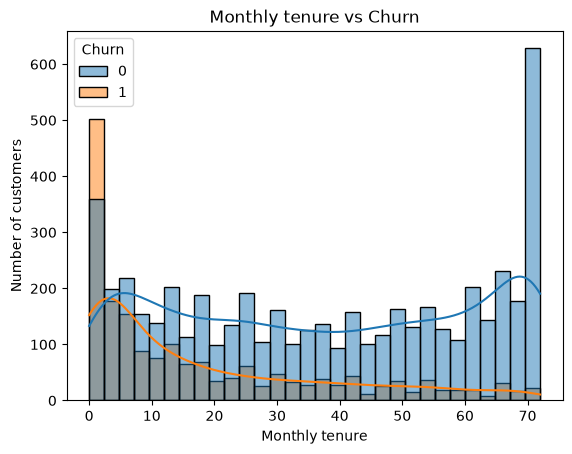
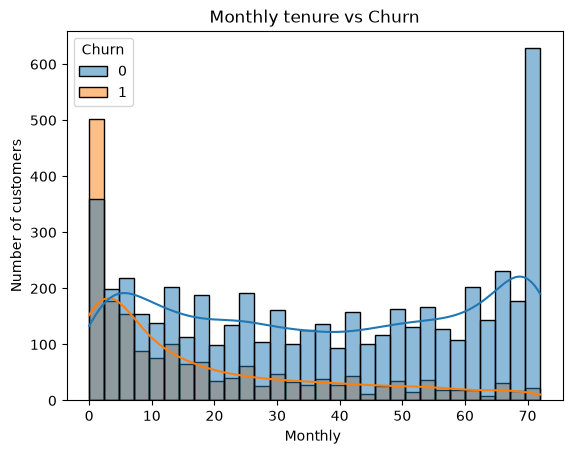
Unified diff of the notebook cell whose output changed from the first chart to the second:
--- before
+++ after
@@ -5,3 +5,4 @@
 plt.xlabel("Monthly ")
 plt.ylabel("Number of customers")
+plt.savefig("Images/Monthly Tenure VS Churn", dpi=300, bbox_inches="tight")
 plt.show()

Commit: Add files via upload